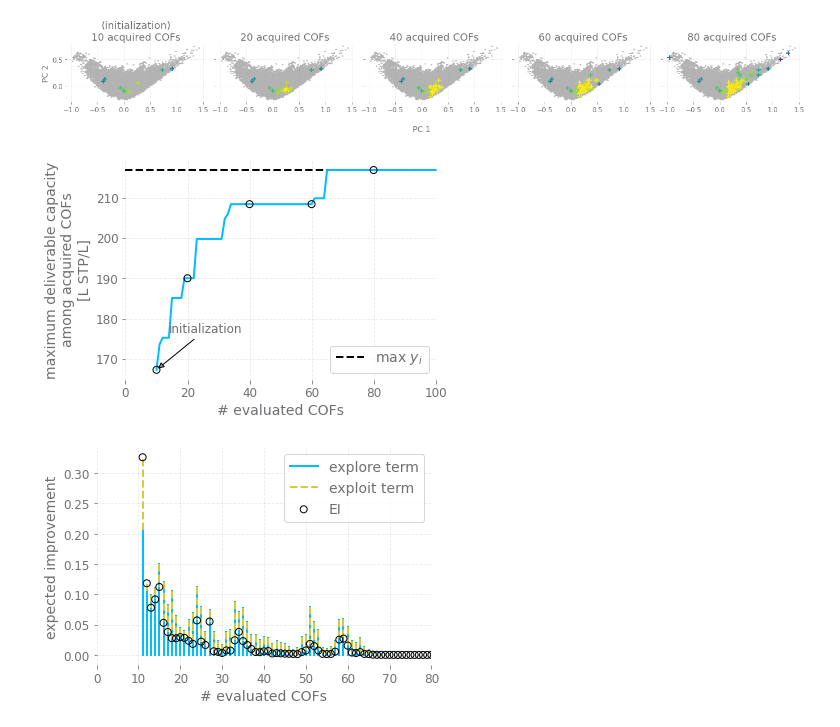
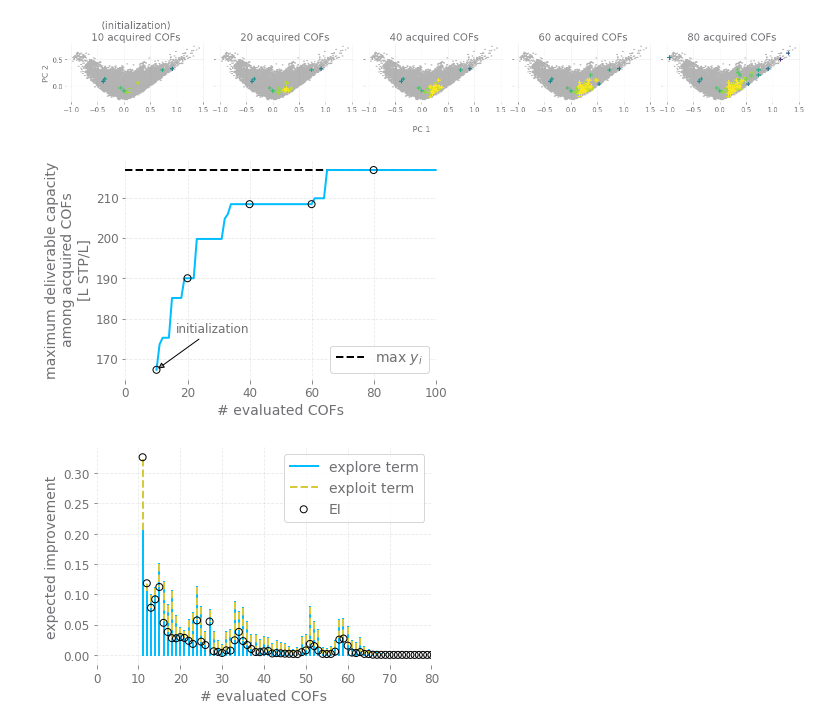
Before and after one commit to aryandeshwal/BO_of_COFs, a Jupyter notebook: new/viz.ipynb, the cells around one changed output. Drawn from its saved outputs; the diff is of its cells as text; code cells hidden in the pictures.

```diff
--- a/new/viz.ipynb
+++ b/new/viz.ipynb
@@ -127,35 +141,35 @@ plt.savefig("feature_space_acquired_COFs.pdf", bbox_inches="tight")
 # %%
 #search efficiency curve for this one.
 y_maxes_this_run = np.array(
                     [np.max(y[bo_res['ids_acquired'][which_BO_run]][:i]) for i in range(1, 101)]
                     )
 y_maxes_this_run[:nb_COFs_initialization-1] = np.NaN
 
 plt.figure()
 plt.plot(range(1, 101), y_maxes_this_run, color=search_to_color['BO'], clip_on=False)
 # plt.scatter(nb_COFs_initialization, y_maxes_this_run[nb_COFs_initialization-1], color=search_to_color['BO'], marker="o")
 plt.scatter(nb_acquired, max_y_seen, edgecolor="k", facecolor="None", zorder=100)
 plt.xlabel('# evaluated COFs')
 plt.ylabel('maximum deliverable capacity\namong acquired COFs\n[L STP/L]')
 plt.annotate("initialization",
              xy=(nb_acquired[0], max_y_seen[0]),
              xycoords='data',
-             xytext=(nb_acquired[0]+16, max_y_seen[0]+10),
+             xytext=(nb_acquired[0]+18, max_y_seen[0]+10),
              textcoords='data',
              size=12, va="center", ha="center",
              arrowprops=dict(arrowstyle="-|>",
              fc=cool_colors[5], ec="k"), zorder=100000
 )
 
 plt.axhline(y=np.max(y), color="k", linestyle="--", label="$\max$ $y_i$", zorder=0)
 # axs[0].set_ylim(ymin=0.0)
 plt.xlim([0, 100])
 plt.legend()
 
 plt.tight_layout()
 plt.savefig("search_efficiency_for_specific_acquisition_run.pdf")
 # %% [output]
-[figure, old version]
+[figure, new version]
 # %%
 # explore vs exploit
 explore_exploit_acquisition_terms = bo_res['explore_exploit_balance'][which_BO_run]
```
Also changed, not shown: parts of 5 cells of this notebook.
